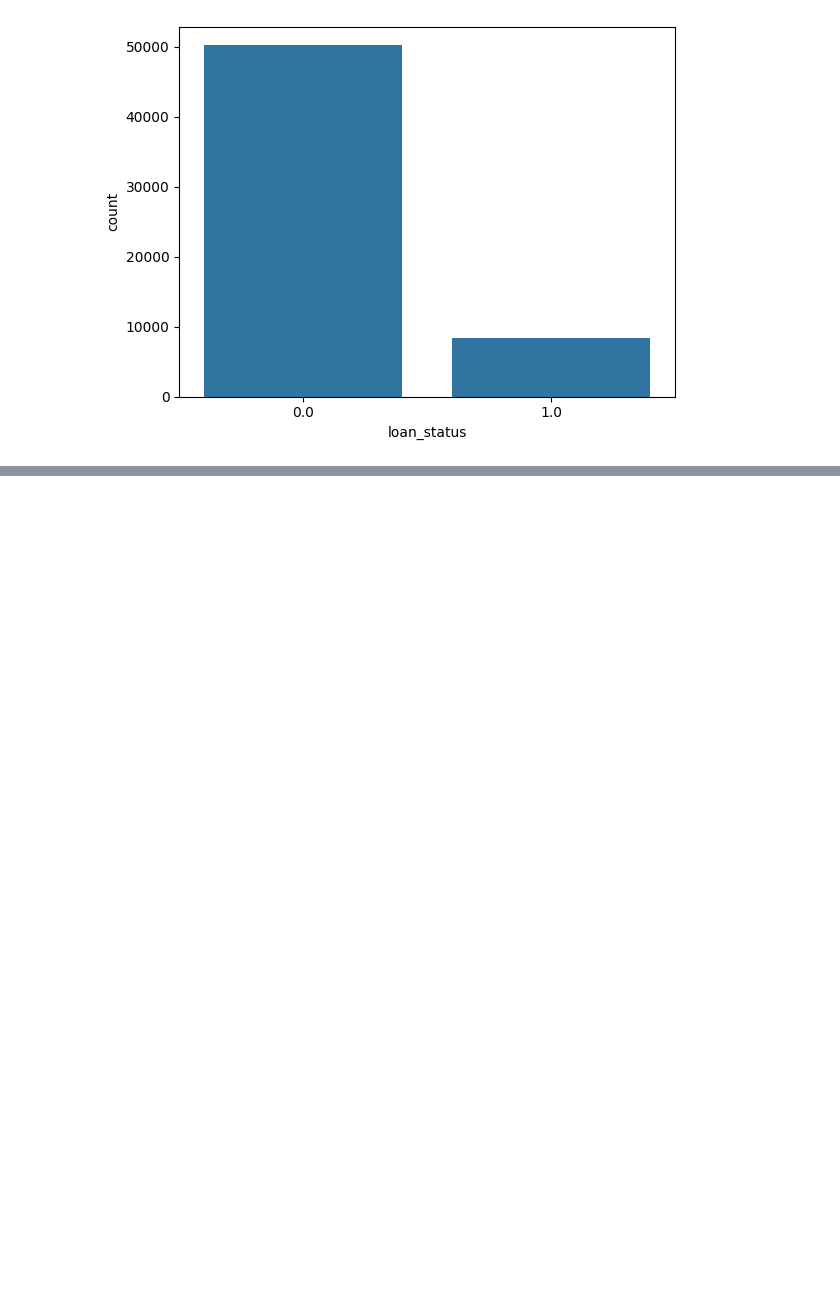
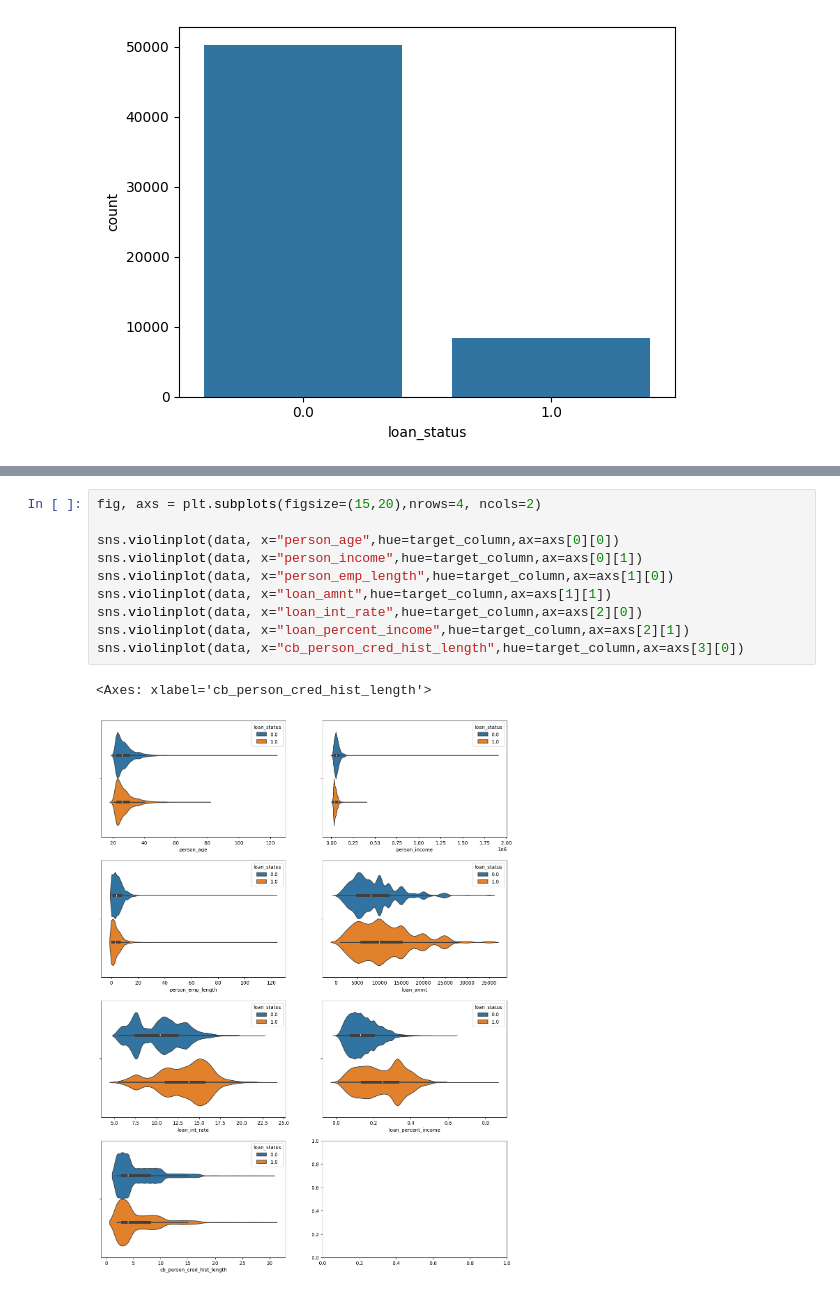
Before and after one commit to LoneCoder21/Loan-Approval, a Jupyter notebook: Classification/Loan Approval/loan_approval.ipynb, the cells around one changed output, grey strips where cells are left out. Drawn from its saved outputs; the diff is of its cells as text; blank space fills up the shorter version.

```diff
--- a/Classification/Loan Approval/loan_approval.ipynb
+++ b/Classification/Loan Approval/loan_approval.ipynb
@@ -136,0 +150,13 @@ sns.countplot(data, x=target_column)
+# %%
+fig, axs = plt.subplots(figsize=(15,20),nrows=4, ncols=2)
+
+sns.violinplot(data, x="person_age",hue=target_column,ax=axs[0][0])
+sns.violinplot(data, x="person_income",hue=target_column,ax=axs[0][1])
+sns.violinplot(data, x="person_emp_length",hue=target_column,ax=axs[1][0])
+sns.violinplot(data, x="loan_amnt",hue=target_column,ax=axs[1][1])
+sns.violinplot(data, x="loan_int_rate",hue=target_column,ax=axs[2][0])
+sns.violinplot(data, x="loan_percent_income",hue=target_column,ax=axs[2][1])
+sns.violinplot(data, x="cb_person_cred_hist_length",hue=target_column,ax=axs[3][0])
+# %% [output]
+<Axes: xlabel='cb_person_cred_hist_length'>
+[figure, added]
```
Also changed, not shown: parts of 2 cells of this notebook.
